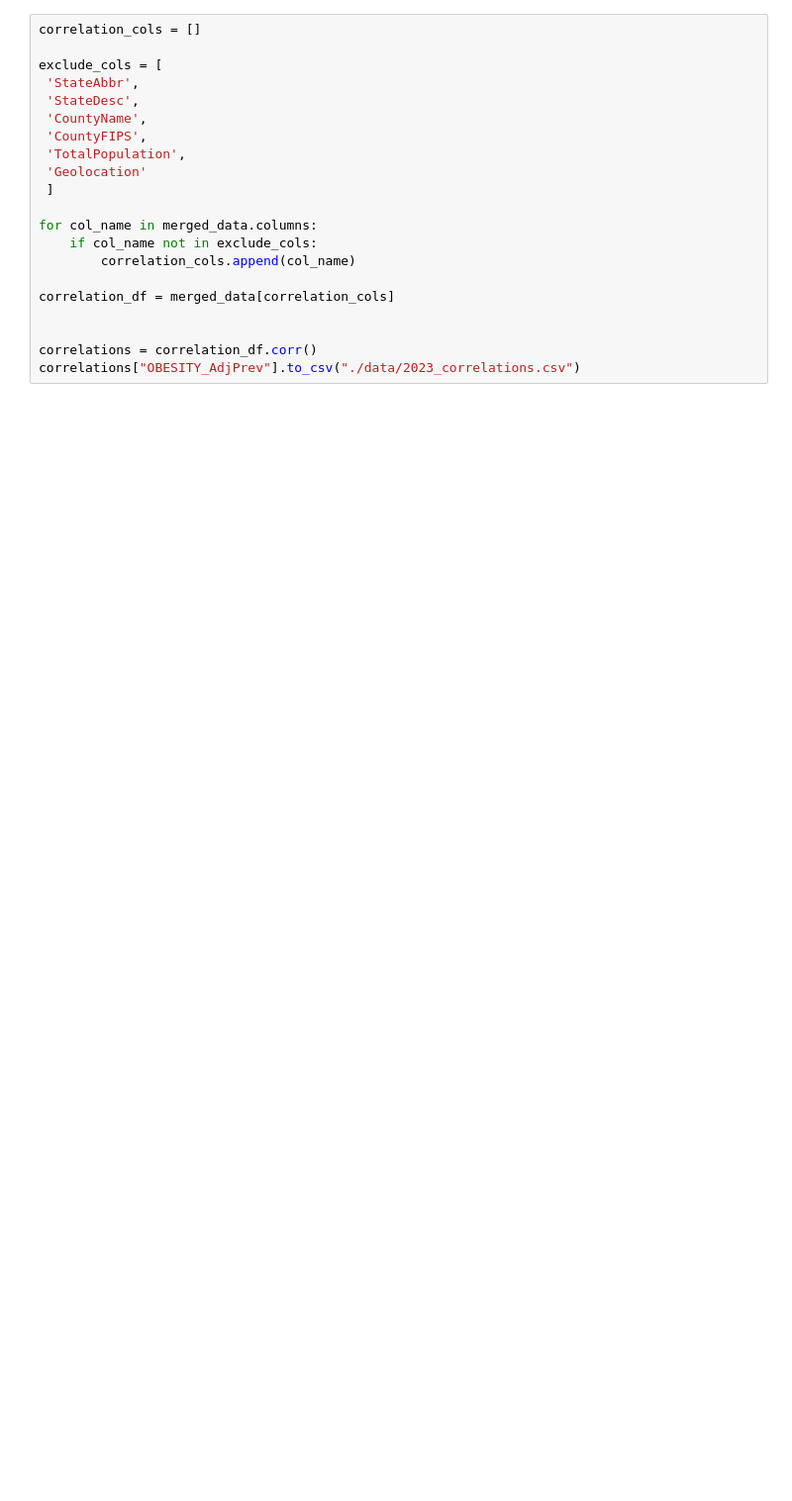
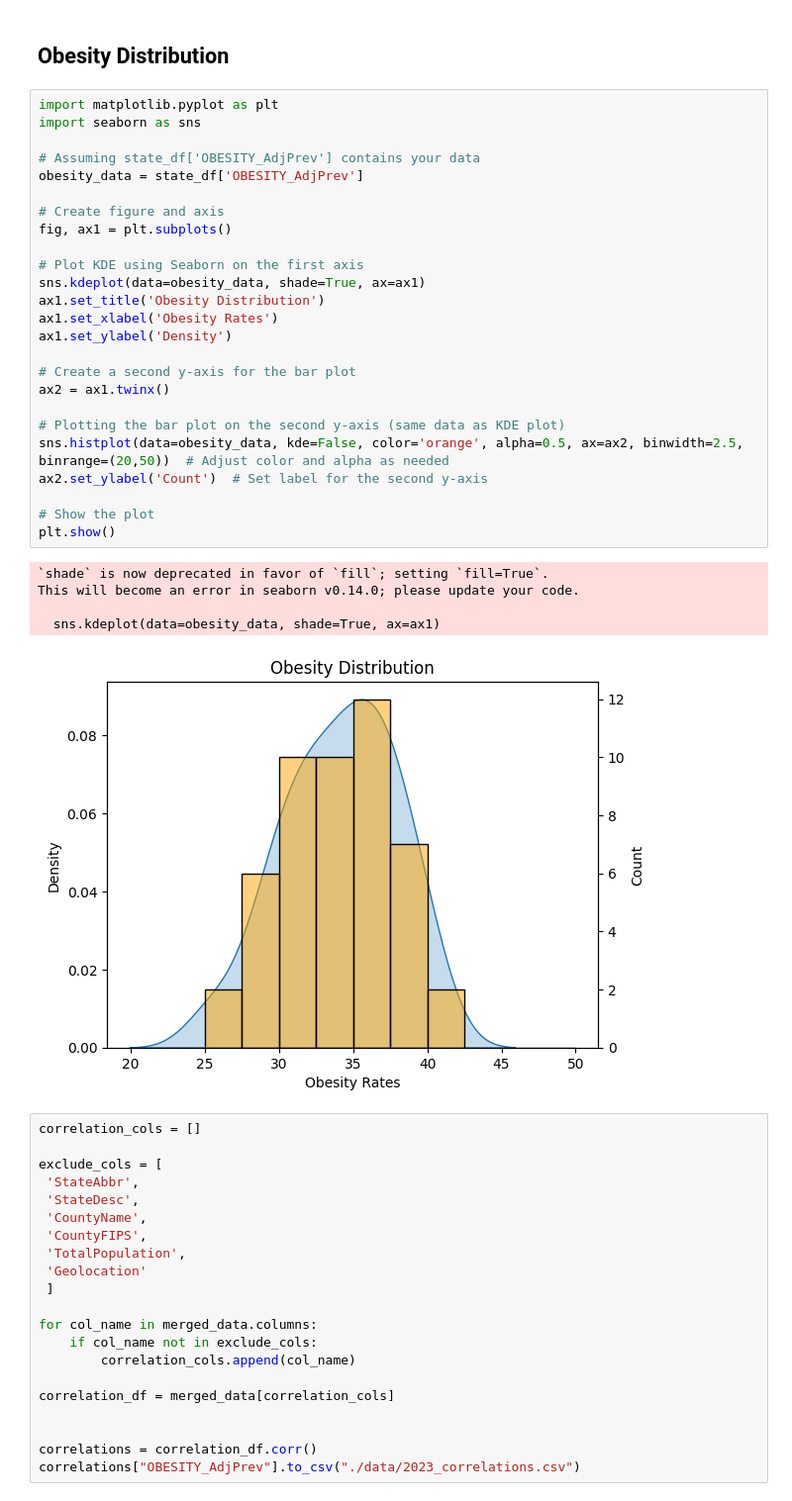
Before and after one commit to heiligni/SWAN, a Jupyter notebook: swan/2023_analysis.ipynb, the cells around one changed output. Shown: that part at 99% size. Saved outputs shown, nothing was run; the diff lists cells and outputs as text; blank space fills up the shorter version.

```diff
--- a/swan/2023_analysis.ipynb
+++ b/swan/2023_analysis.ipynb
@@ -99,3 +79,36 @@ merged_data.to_csv("./data/merged_and_aggregated.csv", index=False)
+# %% [markdown]
+## Obesity Distribution
+# %%
+import matplotlib.pyplot as plt
+import seaborn as sns
+
+# Assuming state_df['OBESITY_AdjPrev'] contains your data
+obesity_data = state_df['OBESITY_AdjPrev']
+
+# Create figure and axis
+fig, ax1 = plt.subplots()
+
+# Plot KDE using Seaborn on the first axis
+sns.kdeplot(data=obesity_data, shade=True, ax=ax1)
+ax1.set_title('Obesity Distribution')
+ax1.set_xlabel('Obesity Rates')
+ax1.set_ylabel('Density')
+
+# Create a second y-axis for the bar plot
+ax2 = ax1.twinx()
+
+# Plotting the bar plot on the second y-axis (same data as KDE plot)
+sns.histplot(data=obesity_data, kde=False, color='orange', alpha=0.5, ax=ax2, binwidth=2.5, binrange=(20,50))  # Adjust color and alpha as needed
+ax2.set_ylabel('Count')  # Set label for the second y-axis
+
+# Show the plot
+plt.show()
+# %% [output]
+`shade` is now deprecated in favor of `fill`; setting `fill=True`.
+This will become an error in seaborn v0.14.0; please update your code.
+
+  sns.kdeplot(data=obesity_data, shade=True, ax=ax1)
+[figure, added]
 # %%
 correlation_cols = []
 
```
Also changed, not shown: parts of 12 cells of this notebook, 1 other file.
